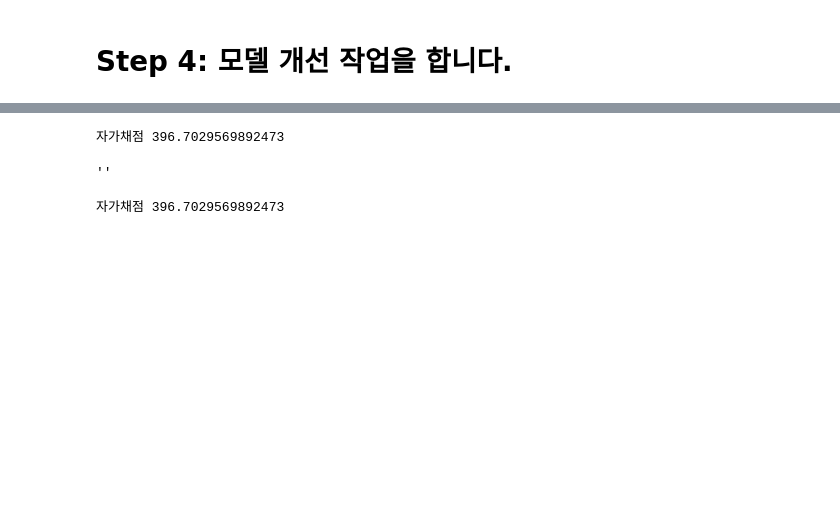
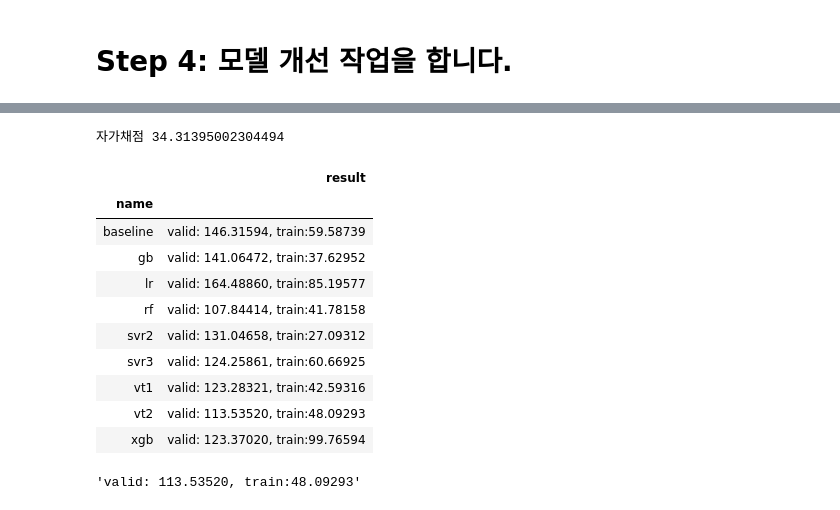
Before and after one commit to sunkusun9/DS_lv3_2411, a Jupyter notebook: sec_ds_lv3_prob3_kaggle.ipynb, the cells around one changed output, grey strips where cells are left out. Drawn from its saved outputs; the diff is of its cells as text; code cells hidden in the pictures; blank space fills up the shorter version.

Commit message:
Day1 Kaggle 문제 풀이 올립니다.

```diff
--- a/sec_ds_lv3_prob3_kaggle.ipynb
+++ b/sec_ds_lv3_prob3_kaggle.ipynb
@@ -189,6 +189,7 @@ from sklearn.compose import ColumnTransformer
 from sklearn.preprocessing import StandardScaler, OneHotEncoder
 from sklearn.pipeline import make_pipeline
 
+s_hist = list()
 # Step1-2: 검증 루틴입니다.
 def eval_model(name, model):
     """
@@ -203,8 +204,14 @@ def eval_model(name, model):
     Returns: float
         검증 결과(df_valid의 MAE)
     """
-    # TODO-with
-    return ''
+    model.fit(df_train[X_all], df_train['target'])
+    result = 'valid: {:.5f}, train:{:.5f}'.format(
+        mean_absolute_error(df_valid['target'], model.predict(df_valid[X_all])),
+        mean_absolute_error(df_train['target'], model.predict(df_train[X_all]))
+    )
+    s_hist.append(pd.Series([name, result], index=['name', 'result']))
+    display(pd.DataFrame(s_hist).groupby('name').last())
+    return result
 
 # Step 3: 모델 선택 루틴
 def select_model(model):
@@ -218,8 +225,13 @@ def select_model(model):
     Returns: 1차원 np.ndarray
         예측 결과
     """
-    # TODO-with
-    return np.zeros_like(s_kaggle_ans) * df_prob6_train['target'].mean()
+    model.fit(df_prob6_train[X_all], df_prob6_train['target'])
+    prd = model.predict(df_prob6_test[X_all])
+    pd.DataFrame({
+        'DateHour': df_prob6_test['DateHour'],
+        'TotalHour': prd
+    }).to_csv('answer6.csv', index=None)
+    return prd
 # %% [markdown]
 # Step 2: Baseline 모델을 만듭니다.
 
@@ -270,11 +302,11 @@ from sklearn.decomposition import PCA
 
 # TotalHour, lag_1 ~ 6 까지 표준화하고 PCA를 통한 차원 축소를 합니다. 최적의 성분수 까지 구해봅니다.
 ct = ColumnTransformer([
-    ('std_pca', StandardScaler(), ['TotalHour'] + ['lag_{}'.format(i) for i in range(1, 7)]), # TODO-with
-    ('ohe', OneHotEncoder(categories='auto'), ['DayName']),
+    ('std_pca', make_pipeline(StandardScaler(), PCA(n_components=2)), ['TotalHour'] + ['lag_{}'.format(i) for i in range(1, 7)]),
+    ('ohe', OneHotEncoder(drop='first', categories='auto'), ['DayName']),
     ('pt', 'passthrough', ['AM', 'Holiday_yn'])
 ])
 
-reg_svr3 =  make_pipeline(ct, SVR(kernel='rbf', C= 1000, gamma=0.03))
+reg_svr3 =  make_pipeline(ct, SVR(kernel='rbf', C= 1000, gamma=0.3))
 eval_model('svr3', reg_svr3)
 # %% [output]
@@ -368,10 +456,12 @@ ct = ColumnTransformer([
     ('pt', 'passthrough', X_rf)
 ])
 
-# TODO-with max_depth=, n_estimators= 을 사용하여 튜닝해봅니다.
+# max_depth=, n_estimators= 을 사용하여 튜닝해봅니다.
 reg_rf = make_pipeline(
     ct,
     RandomForestRegressor(
+        max_depth = 10,
+        n_estimators = 50,
         random_state=123,
     )
 )
@@ -384,28 +484,32 @@ prd = select_model(reg_rf)
 # 자가 채점
 print("자가채점", mean_absolute_error(s_kaggle_ans, prd))
 # %% [output]
-자가채점 396.7029569892473
+자가채점 34.31395002304494
 # %%
 from sklearn.ensemble import VotingRegressor
 
 # Voting할 모델을 선별합니다.
 
 reg_vt2 = VotingRegressor([
     #('svr2', reg_svr2),
-    # ('svr3', reg_svr3),
-    # ('gb', reg_gb),
-    # ('rf', reg_rf),
+    ('svr3', reg_svr3),
+    #('gb', reg_gb),
+    ('rf', reg_rf),
     # ('xgb', reg_xgb),
-    #('lr', reg_lr)
+    # ('lr', reg_lr)
 ])
 # Voting 모델의 성능을 측정
 eval_model('vt2', reg_vt2)
 # %% [output]
+|  | result |
+| name |  |
+| baseline | valid: 146.31594, train:59.58739 |
+| gb | valid: 141.06472, train:37.62952 |
+| lr | valid: 164.48860, train:85.19577 |
+| rf | valid: 107.84414, train:41.78158 |
+| svr2 | valid: 131.04658, train:27.09312 |
+| svr3 | valid: 124.25861, train:60.66925 |
+| vt1 | valid: 123.28321, train:42.59316 |
+| vt2 | valid: 113.53520, train:48.09293 |
+| xgb | valid: 123.37020, train:99.76594 |
-''
+'valid: 113.53520, train:48.09293'
-# %%
-# vt2를 선택을 해보고 자가 채점을 봅니다.
-prd = select_model(reg_vt2)
-# 자가 채점
-print("자가채점", mean_absolute_error(s_kaggle_ans, prd))
-# %% [output]
-자가채점 396.7029569892473
```
Also changed, not shown: parts of 16 cells of this notebook.
